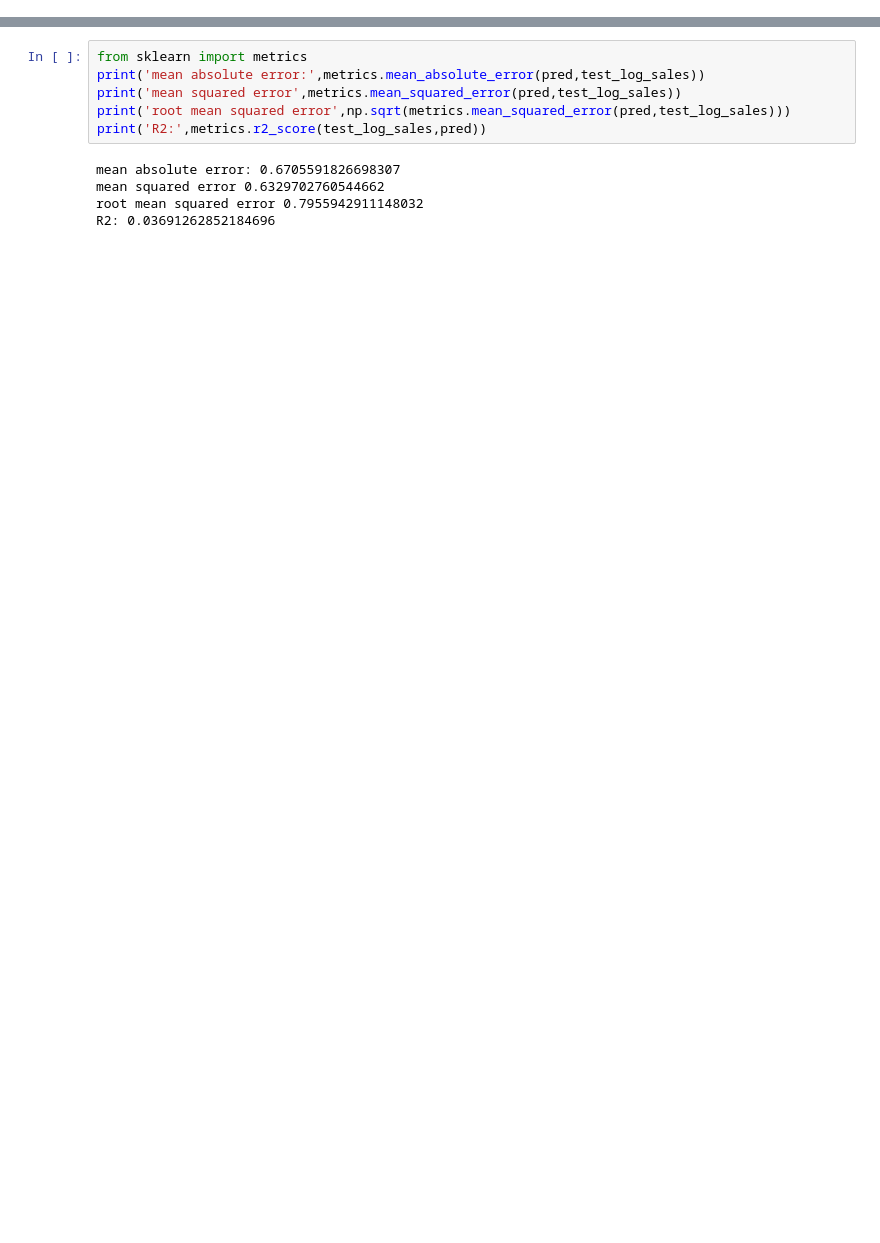
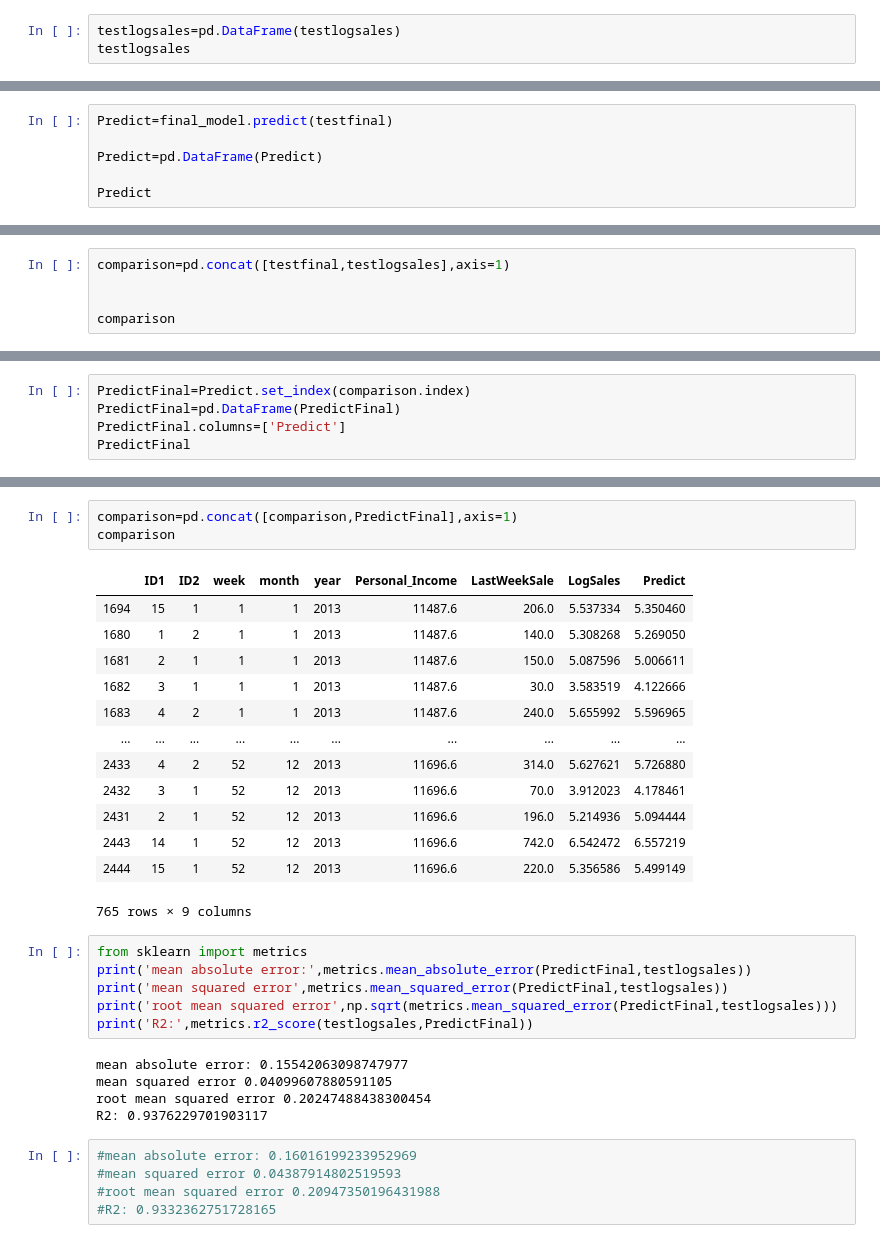
Before and after one commit to gunjanhense/MachineLearningProjects, a Jupyter notebook: ForecastSalesQuantities.ipynb, the cells around one changed output, grey strips where cells are left out. Drawn from its saved outputs; the diff is of its cells as text; blank space fills up the shorter version.

```diff
--- a/ForecastSalesQuantities.ipynb
+++ b/ForecastSalesQuantities.ipynb
@@ -206,0 +265,3 @@ comparison.head(50)
+# %%
+testlogsales=pd.DataFrame(testlogsales)
+testlogsales
@@ -206,0 +282,6 @@ comparison.head(50)
+# %%
+Predict=final_model.predict(testfinal)
+
+Predict=pd.DataFrame(Predict)
+
+Predict
@@ -206,0 +302,5 @@ comparison.head(50)
+# %%
+comparison=pd.concat([testfinal,testlogsales],axis=1)
+
+
+comparison
@@ -206,0 +321,5 @@ comparison.head(50)
+# %%
+PredictFinal=Predict.set_index(comparison.index)
+PredictFinal=pd.DataFrame(PredictFinal)
+PredictFinal.columns=['Predict']
+PredictFinal
@@ -207,11 +340,33 @@ comparison.head(50)
+# %%
+comparison=pd.concat([comparison,PredictFinal],axis=1)
+comparison
+# %% [output]
+|  | ID1 | ID2 | week | month | year | Personal_Income | LastWeekSale | LogSales | Predict |
+| 1694 | 15 | 1 | 1 | 1 | 2013 | 11487.6 | 206.0 | 5.537334 | 5.350460 |
+| 1680 | 1 | 2 | 1 | 1 | 2013 | 11487.6 | 140.0 | 5.308268 | 5.269050 |
+| 1681 | 2 | 1 | 1 | 1 | 2013 | 11487.6 | 150.0 | 5.087596 | 5.006611 |
+| 1682 | 3 | 1 | 1 | 1 | 2013 | 11487.6 | 30.0 | 3.583519 | 4.122666 |
+| 1683 | 4 | 2 | 1 | 1 | 2013 | 11487.6 | 240.0 | 5.655992 | 5.596965 |
+| ... | ... | ... | ... | ... | ... | ... | ... | ... | ... |
+| 2433 | 4 | 2 | 52 | 12 | 2013 | 11696.6 | 314.0 | 5.627621 | 5.726880 |
+| 2432 | 3 | 1 | 52 | 12 | 2013 | 11696.6 | 70.0 | 3.912023 | 4.178461 |
+| 2431 | 2 | 1 | 52 | 12 | 2013 | 11696.6 | 196.0 | 5.214936 | 5.094444 |
+| 2443 | 14 | 1 | 52 | 12 | 2013 | 11696.6 | 742.0 | 6.542472 | 6.557219 |
+| 2444 | 15 | 1 | 52 | 12 | 2013 | 11696.6 | 220.0 | 5.356586 | 5.499149 |
+765 rows × 9 columns
 # %%
 from sklearn import metrics
-print('mean absolute error:',metrics.mean_absolute_error(pred,test_log_sales))
-print('mean squared error',metrics.mean_squared_error(pred,test_log_sales))
-print('root mean squared error',np.sqrt(metrics.mean_squared_error(pred,test_log_sales)))
-print('R2:',metrics.r2_score(test_log_sales,pred))
+print('mean absolute error:',metrics.mean_absolute_error(PredictFinal,testlogsales))
+print('mean squared error',metrics.mean_squared_error(PredictFinal,testlogsales))
+print('root mean squared error',np.sqrt(metrics.mean_squared_error(PredictFinal,testlogsales)))
+print('R2:',metrics.r2_score(testlogsales,PredictFinal))
 # %% [output]
-mean absolute error: 0.6705591826698307
-mean squared error 0.6329702760544662
-root mean squared error 0.7955942911148032
-R2: 0.03691262852184696
+mean absolute error: 0.15542063098747977
+mean squared error 0.04099607880591105
+root mean squared error 0.20247488438300454
+R2: 0.9376229701903117
+# %%
+#mean absolute error: 0.16016199233952969
+#mean squared error 0.04387914802519593
+#root mean squared error 0.20947350196431988
+#R2: 0.9332362751728165
```
Also changed, not shown: parts of 39 cells of this notebook.
